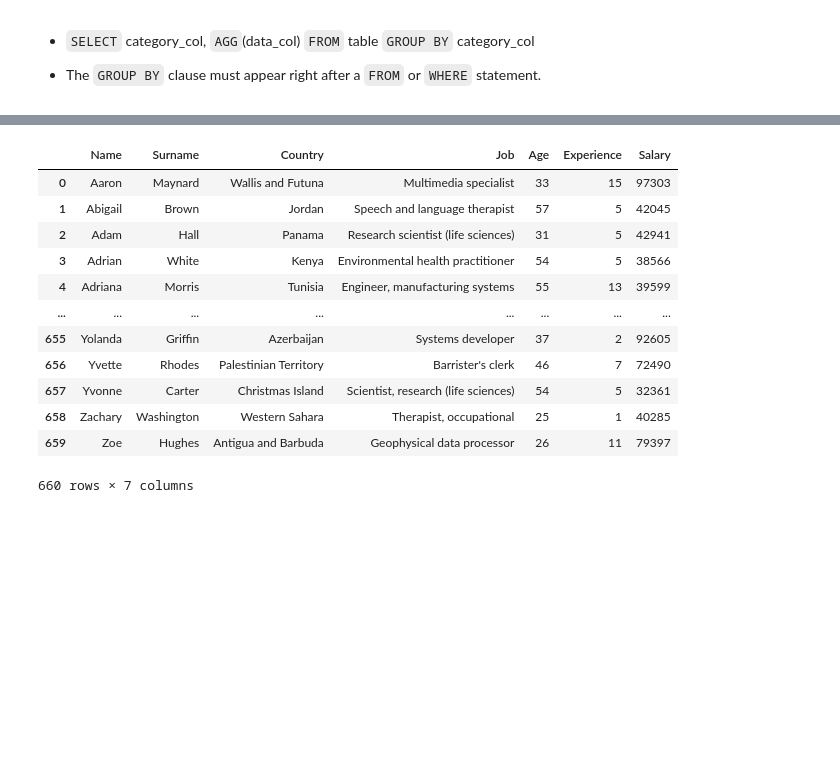
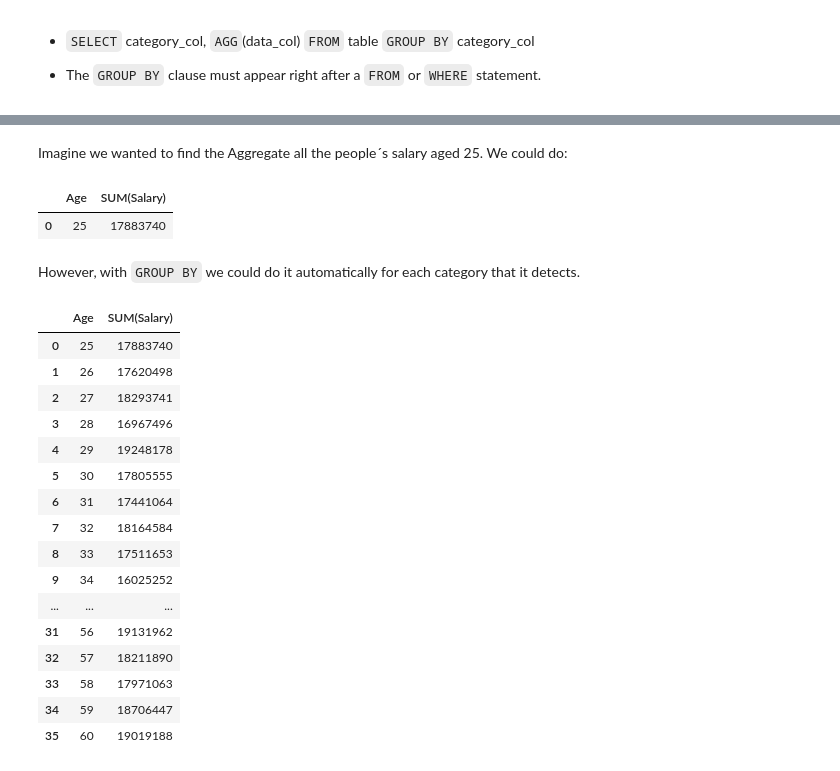
Before and after one commit to IgnacioGB1990/SQL, a Jupyter notebook: 2_GROUP_BY/2_Lecture.ipynb, the cells around one changed output, grey strips where cells are left out. Saved outputs shown, nothing was run; the diff lists cells and outputs as text; code cells hidden in the pictures; blank space fills up the shorter version.

```diff
--- a/2_GROUP_BY/2_Lecture.ipynb
+++ b/2_GROUP_BY/2_Lecture.ipynb
@@ -114,23 +138,39 @@ sql_query(query)
+# %% [markdown]
+Imagine we wanted to find the Aggregate all the people´s salary aged 25. We could do:
+# %%
+query = """
+SELECT Age, SUM(Salary) FROM jobs
+WHERE Age = 25
+"""
+
+sql_query(query)
+# %% [output]
+|  | Age | SUM(Salary) |
+| 0 | 25 | 17883740 |
+# %% [markdown]
+However, with `GROUP BY` we could do it automatically for each category that it detects.
 # %%
 query = """
-SELECT * FROM jobs
-GROUP BY Name
-
-
+SELECT Age, SUM(Salary) FROM jobs
+GROUP BY Age
 """
 
 sql_query(query)
 # %% [output]
-|  | Name | Surname | Country | Job | Age | Experience | Salary |
-| 0 | Aaron | Maynard | Wallis and Futuna | Multimedia specialist | 33 | 15 | 97303 |
-| 1 | Abigail | Brown | Jordan | Speech and language therapist | 57 | 5 | 42045 |
-| 2 | Adam | Hall | Panama | Research scientist (life sciences) | 31 | 5 | 42941 |
-| 3 | Adrian | White | Kenya | Environmental health practitioner | 54 | 5 | 38566 |
-| 4 | Adriana | Morris | Tunisia | Engineer, manufacturing systems | 55 | 13 | 39599 |
-| ... | ... | ... | ... | ... | ... | ... | ... |
-| 655 | Yolanda | Griffin | Azerbaijan | Systems developer | 37 | 2 | 92605 |
-| 656 | Yvette | Rhodes | Palestinian Territory | Barrister's clerk | 46 | 7 | 72490 |
-| 657 | Yvonne | Carter | Christmas Island | Scientist, research (life sciences) | 54 | 5 | 32361 |
-| 658 | Zachary | Washington | Western Sahara | Therapist, occupational | 25 | 1 | 40285 |
-| 659 | Zoe | Hughes | Antigua and Barbuda | Geophysical data processor | 26 | 11 | 79397 |
+|  | Age | SUM(Salary) |
+| 0 | 25 | 17883740 |
+| 1 | 26 | 17620498 |
+| 2 | 27 | 18293741 |
+| 3 | 28 | 16967496 |
+| 4 | 29 | 19248178 |
+| 5 | 30 | 17805555 |
+| 6 | 31 | 17441064 |
+| 7 | 32 | 18164584 |
+| 8 | 33 | 17511653 |
+| 9 | 34 | 16025252 |
+| ... | ... | ... |
+| 31 | 56 | 19131962 |
+| 32 | 57 | 18211890 |
+| 33 | 58 | 17971063 |
+| 34 | 59 | 18706447 |
+| 35 | 60 | 19019188 |
-660 rows × 7 columns
```
Also changed, not shown: parts of 28 cells of this notebook, 1 other file.
